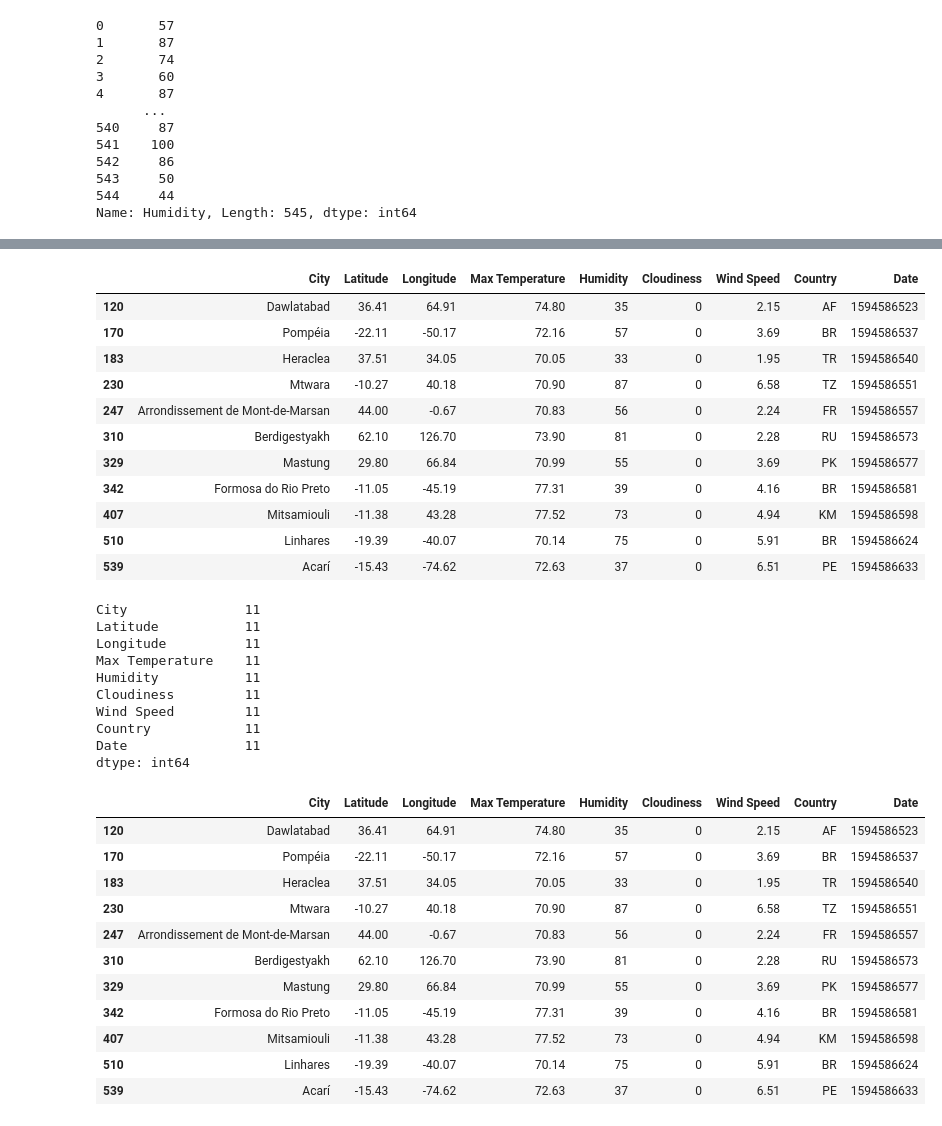
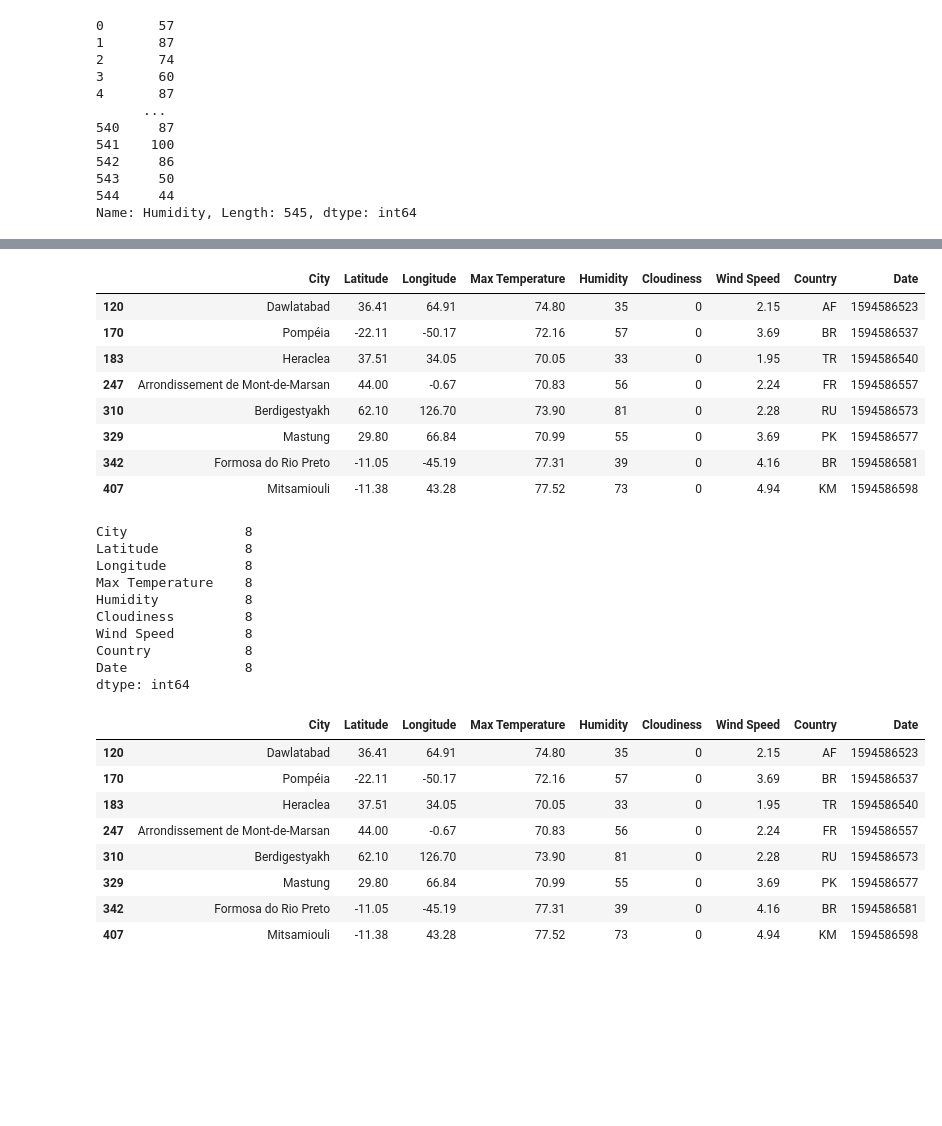
Before and after one commit to minerva-b/Python-API-Challenge, a Jupyter notebook: VacationPy/VacationPy.ipynb, the cells around one changed output, grey strips where cells are left out. Drawn from its saved outputs; the diff is of its cells as text; code cells hidden in the pictures; blank space fills up the shorter version.

Commit message:
I have to make sure 10 or less places were generated; final commit.

```diff
--- a/VacationPy/VacationPy.ipynb
+++ b/VacationPy/VacationPy.ipynb
@@ -77,38 +77,35 @@ fig
 [interactive output not drawn]
 # %%
 # Setting weather conditions to pull the cities with the best weather to find the vacation spots:
-# I specifically set the winds to be less than 8 so I can populate no more than 10 cities/places:
+# I specifically set the winds to be less than 5 so I can populate no more than 10 cities/places:
 ideal_weather = data.loc[(data['Max Temperature'] > 70) &
                                  (data['Max Temperature'] < 80) &
-                                 (data['Wind Speed'] < 8) &
+                                 (data['Wind Speed'] < 5) &
                                  (data['Cloudiness'] == 0)]
 ideal_weather
 # %% [output]
 |  | City | Latitude | Longitude | Max Temperature | Humidity | Cloudiness | Wind Speed | Country | Date |
 | 120 | Dawlatabad | 36.41 | 64.91 | 74.80 | 35 | 0 | 2.15 | AF | 1594586523 |
 | 170 | Pompéia | -22.11 | -50.17 | 72.16 | 57 | 0 | 3.69 | BR | 1594586537 |
 | 183 | Heraclea | 37.51 | 34.05 | 70.05 | 33 | 0 | 1.95 | TR | 1594586540 |
-| 230 | Mtwara | -10.27 | 40.18 | 70.90 | 87 | 0 | 6.58 | TZ | 1594586551 |
 | 247 | Arrondissement de Mont-de-Marsan | 44.00 | -0.67 | 70.83 | 56 | 0 | 2.24 | FR | 1594586557 |
 | 310 | Berdigestyakh | 62.10 | 126.70 | 73.90 | 81 | 0 | 2.28 | RU | 1594586573 |
 | 329 | Mastung | 29.80 | 66.84 | 70.99 | 55 | 0 | 3.69 | PK | 1594586577 |
 | 342 | Formosa do Rio Preto | -11.05 | -45.19 | 77.31 | 39 | 0 | 4.16 | BR | 1594586581 |
 | 407 | Mitsamiouli | -11.38 | 43.28 | 77.52 | 73 | 0 | 4.94 | KM | 1594586598 |
-| 510 | Linhares | -19.39 | -40.07 | 70.14 | 75 | 0 | 5.91 | BR | 1594586624 |
-| 539 | Acarí | -15.43 | -74.62 | 72.63 | 37 | 0 | 6.51 | PE | 1594586633 |
 # %%
 # Assuring there is 10 or less cities/places populating:
 ideal_weather.count()
 # %% [output]
-City               11
-Latitude           11
-Longitude          11
-Max Temperature    11
-Humidity           11
-Cloudiness         11
-Wind Speed         11
-Country            11
-Date               11
+City               8
+Latitude           8
+Longitude          8
+Max Temperature    8
+Humidity           8
+Cloudiness         8
+Wind Speed         8
+Country            8
+Date               8
 dtype: int64
 # %%
 # Using '.copy()' will help not interupt my existing 'ideal_weather' dataframe:
@@ -119,14 +116,11 @@ hotel_df
 | 120 | Dawlatabad | 36.41 | 64.91 | 74.80 | 35 | 0 | 2.15 | AF | 1594586523 |
 | 170 | Pompéia | -22.11 | -50.17 | 72.16 | 57 | 0 | 3.69 | BR | 1594586537 |
 | 183 | Heraclea | 37.51 | 34.05 | 70.05 | 33 | 0 | 1.95 | TR | 1594586540 |
-| 230 | Mtwara | -10.27 | 40.18 | 70.90 | 87 | 0 | 6.58 | TZ | 1594586551 |
 | 247 | Arrondissement de Mont-de-Marsan | 44.00 | -0.67 | 70.83 | 56 | 0 | 2.24 | FR | 1594586557 |
 | 310 | Berdigestyakh | 62.10 | 126.70 | 73.90 | 81 | 0 | 2.28 | RU | 1594586573 |
 | 329 | Mastung | 29.80 | 66.84 | 70.99 | 55 | 0 | 3.69 | PK | 1594586577 |
 | 342 | Formosa do Rio Preto | -11.05 | -45.19 | 77.31 | 39 | 0 | 4.16 | BR | 1594586581 |
 | 407 | Mitsamiouli | -11.38 | 43.28 | 77.52 | 73 | 0 | 4.94 | KM | 1594586598 |
-| 510 | Linhares | -19.39 | -40.07 | 70.14 | 75 | 0 | 5.91 | BR | 1594586624 |
-| 539 | Acarí | -15.43 | -74.62 | 72.63 | 37 | 0 | 6.51 | PE | 1594586633 |
 # %%
 # Adding a new column for 'Hotel Name':
 hotel_df['Hotel Name'] = ""
```
Also changed, not shown: parts of 4 cells of this notebook.
